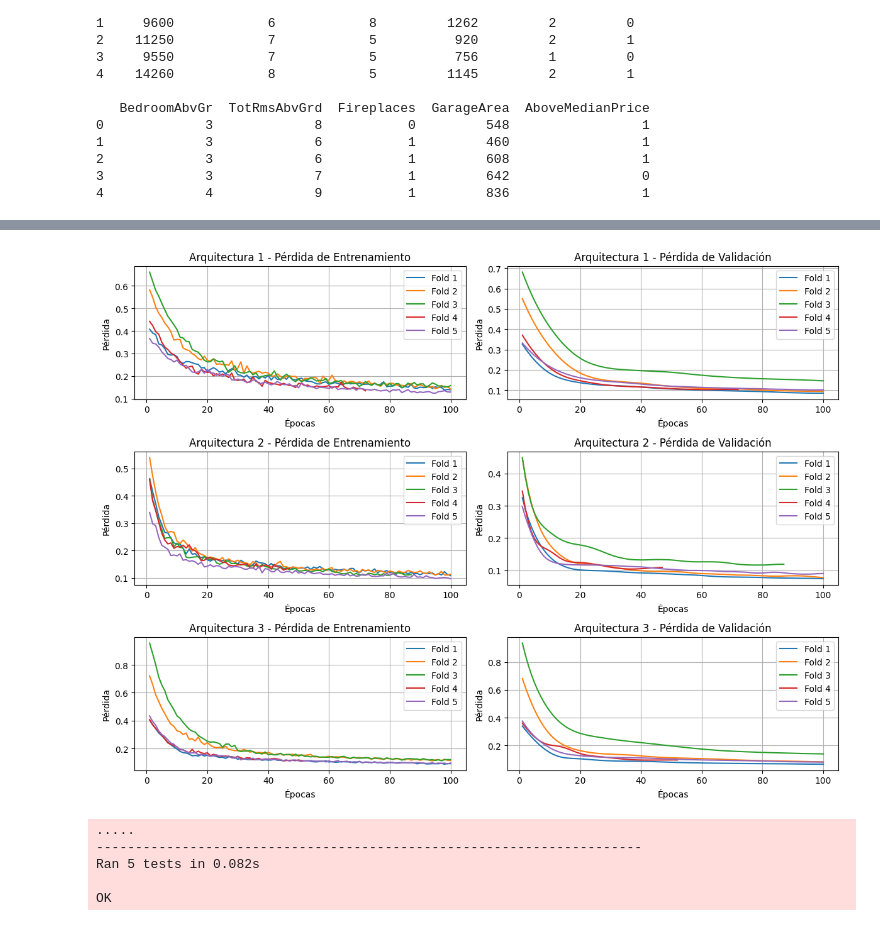
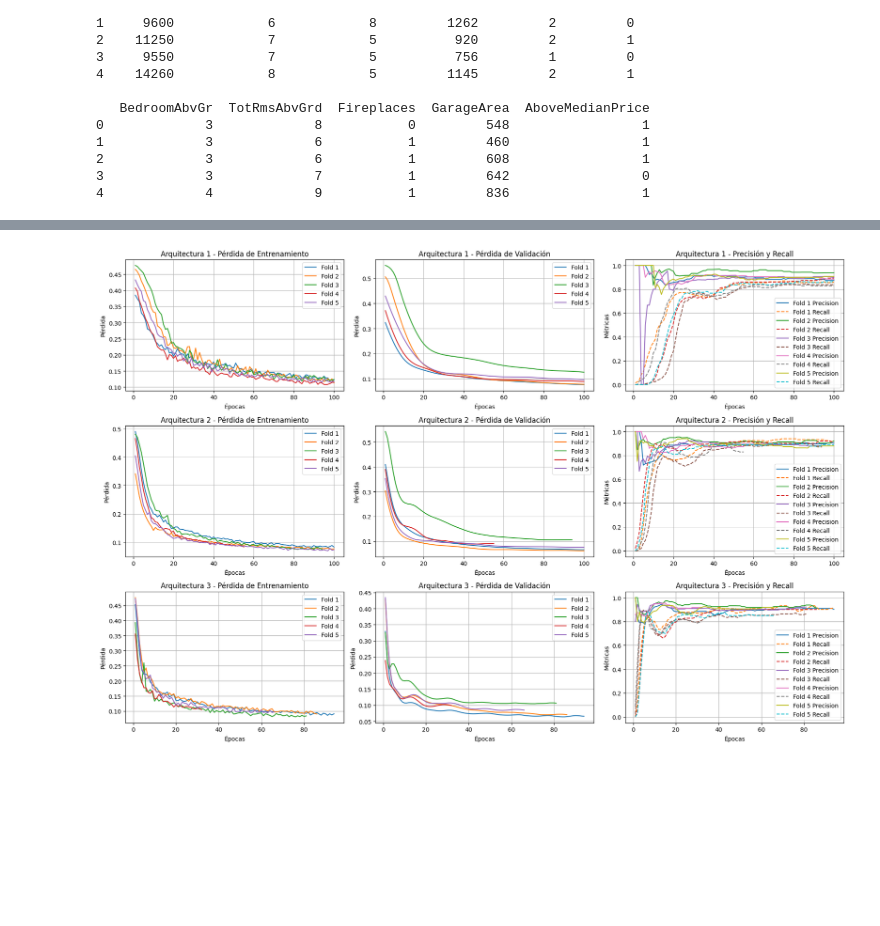
Before and after one commit to Ans-Soft/Simulacion-Iris, a Jupyter notebook: deepLearning.ipynb, the cells around one changed output, grey strips where cells are left out. Drawn from its saved outputs; the diff is of its cells as text; code cells hidden in the pictures; blank space fills up the shorter version.

Commit message:
mejorando funcion que define la arquitectura de la red neuronal

```diff
--- a/deepLearning.ipynb
+++ b/deepLearning.ipynb
@@ -74,7 +74,7 @@ class HousePriceNN(nn.Module):
         x = self.relu(self.fc2(x))
         x = self.dropout(x)
         x = self.fc3(x)
-        return x
+        return self.relu(x)
 # %%
 # Inicializar el modelo, el criterio y el optimizador
 modelo = HousePriceNN().to(device)
@@ -95,9 +95,11 @@ def cargar_modelo(modelo, optimizador, path='house_price_model.pth'):
     optimizador.load_state_dict(checkpoint['optimizer_state_dict'])
 # %%
 # Definir el proceso de entrenamiento con validación y Early Stopping
-def entrenar_modelo(modelo, criterio, optimizador, X_train, y_train, X_val, y_val, num_epochs=100, paciencia=10):
+def entrenar_modelo(modelo, criterio, optimizador, X_train, y_train, X_val, y_val, num_epochs=200, paciencia=15):
     perdidas_entrenamiento = []
     perdidas_validacion = []
+    precisiones = []
+    recalls = []
 
     mejor_perdida_val = float('inf')
     epochs_sin_mejorar = 0
@@ -120,10 +122,16 @@ def entrenar_modelo(modelo, criterio, optimizador, X_train, y_train, X_val, y_va
             perdida_val = criterio(salidas_val, y_val)
             perdidas_validacion.append(perdida_val.item())
 
+            # Calcular precisión y recall con manejo de zero_division
+            predicciones = (salidas_val > 0.5).float()
+            precision = precision_score(y_val.cpu(), predicciones.cpu(), zero_division=1)
+            recall = recall_score(y_val.cpu(), predicciones.cpu(), zero_division=1)
+            precisiones.append(precision)
+            recalls.append(recall)
+
         if perdida_val < mejor_perdida_val:
             mejor_perdida_val = perdida_val
             epochs_sin_mejorar = 0
-            guardar_modelo(modelo, optimizador)
         else:
             epochs_sin_mejorar += 1
 
@@ -132,9 +140,9 @@ def entrenar_modelo(modelo, criterio, optimizador, X_train, y_train, X_val, y_va
             break
 
         if (epoch+1) % 10 == 0:
-            print(f'Epoch [{epoch+1}/{num_epochs}], Train Loss: {perdida.item():.4f}, Val Loss: {perdida_val.item():.4f}')
+            print(f'Epoch [{epoch+1}/{num_epochs}], Train Loss: {perdida.item():.4f}, Val Loss: {perdida_val.item():.4f}, Precision: {precision:.4f}, Recall: {recall:.4f}')
 
-    return perdidas_entrenamiento, perdidas_validacion
+    return perdidas_entrenamiento, perdidas_validacion, precisiones, recalls
 # %%
 # Validación cruzada con KFold y diferentes arquitecturas
 def validar_cruzado_modelo(clase_modelo, criterio, clase_optimizador, características, etiquetas, n_splits=5, num_epochs=100, paciencia=10):
@@ -150,22 +158,24 @@ def validar_cruzado_modelo(clase_modelo, criterio, clase_optimizador, caracterí
         modelo = clase_modelo().to(device)
         optimizador = clase_optimizador(modelo.parameters(), lr=0.001)
 
-        perdidas_entrenamiento, perdidas_validacion = entrenar_modelo(
+        perdidas_entrenamiento, perdidas_validacion, precisiones, recalls = entrenar_modelo(
             modelo, criterio, optimizador, X_train, y_train, X_val, y_val, num_epochs, paciencia
         )
 
         resultados_folds.append({
             'perdidas_entrenamiento': perdidas_entrenamiento,
             'perdidas_validacion': perdidas_validacion,
+            'precisiones': precisiones,
+            'recalls': recalls,
         })
 
     return resultados_folds
 # %%
 # Experimentar con diferentes arquitecturas y parámetros
 arquitecturas = [
-    {'hidden1_size': 64, 'hidden2_size': 32, 'dropout_prob': 0.5},
-    {'hidden1_size': 128, 'hidden2_size': 64, 'dropout_prob': 0.5},
-    {'hidden1_size': 128, 'hidden2_size': 32, 'dropout_prob': 0.3},
+    {'hidden1_size': 64, 'hidden2_size': 32, 'dropout_prob': 0.4},
+    {'hidden1_size': 128, 'hidden2_size': 64, 'dropout_prob': 0.2},
+    {'hidden1_size': 256, 'hidden2_size': 128, 'dropout_prob': 0.5},
 ]
 
 resultados = []
@@ -195,31 +205,39 @@ Epoch [100/100], Train Loss: 0.0958, Val Loss: 0.0815
 # %%
 # Graficar las pérdidas y las métricas adicionales para la validación cruzada
-fig, axes = plt.subplots(len(resultados), 2, figsize=(12, 9))
+fig, axes = plt.subplots(len(resultados), 3, figsize=(18, 12))
 
 for arch_idx, resultado in enumerate(resultados):
     for fold_idx, fold_result in enumerate(resultado):
         rango_epocas = range(1, len(fold_result['perdidas_entrenamiento']) + 1)
 
         axes[arch_idx, 0].plot(rango_epocas, fold_result['perdidas_entrenamiento'], label=f'Fold {fold_idx+1}')
         axes[arch_idx, 1].plot(rango_epocas, fold_result['perdidas_validacion'], label=f'Fold {fold_idx+1}')
+        axes[arch_idx, 2].plot(rango_epocas, fold_result['precisiones'], label=f'Fold {fold_idx+1} Precision')
+        axes[arch_idx, 2].plot(rango_epocas, fold_result['recalls'], label=f'Fold {fold_idx+1} Recall', linestyle='--')
 
 for arch_idx, ax in enumerate(axes):
     ax[0].set_title(f'Arquitectura {arch_idx+1} - Pérdida de Entrenamiento')
     ax[0].set_xlabel('Épocas')
     ax[0].set_ylabel('Pérdida')
     ax[0].legend()
     ax[0].grid(True)
 
     ax[1].set_title(f'Arquitectura {arch_idx+1} - Pérdida de Validación')
     ax[1].set_xlabel('Épocas')
     ax[1].set_ylabel('Pérdida')
     ax[1].legend()
     ax[1].grid(True)
 
+    ax[2].set_title(f'Arquitectura {arch_idx+1} - Precisión y Recall')
+    ax[2].set_xlabel('Épocas')
+    ax[2].set_ylabel('Métricas')
+    ax[2].legend()
+    ax[2].grid(True)
+
 plt.tight_layout()
 plt.show()
 # %% [output]
-[figure, old version]
+[figure, new version]
 # %%
 # Implementación de pruebas unitarias
 class TestHousePriceNN(unittest.TestCase):
@@ -285,14 +303,8 @@ class TestHousePriceNN(unittest.TestCase):
             self.assertTrue(torch.equal(param_original, param_cargado))
 # %%
 # Ejecutar las pruebas unitarias
-if __name__ == '__main__':
+if __name__ == '_main_':
     unittest.main(argv=['first-arg-is-ignored'], exit=False)
-# %% [output]
-.....
-----------------------------------------------------------------------
-Ran 5 tests in 0.082s
-
-OK
 # %%
 # Entrenar el modelo final en todos los datos y predecir el precio más bajo
 mejor_arquitectura = arquitecturas[0]  # Suponiendo que seleccionamos la primera arquitectura como la mejor
```
Also changed, not shown: parts of 4 cells of this notebook.
